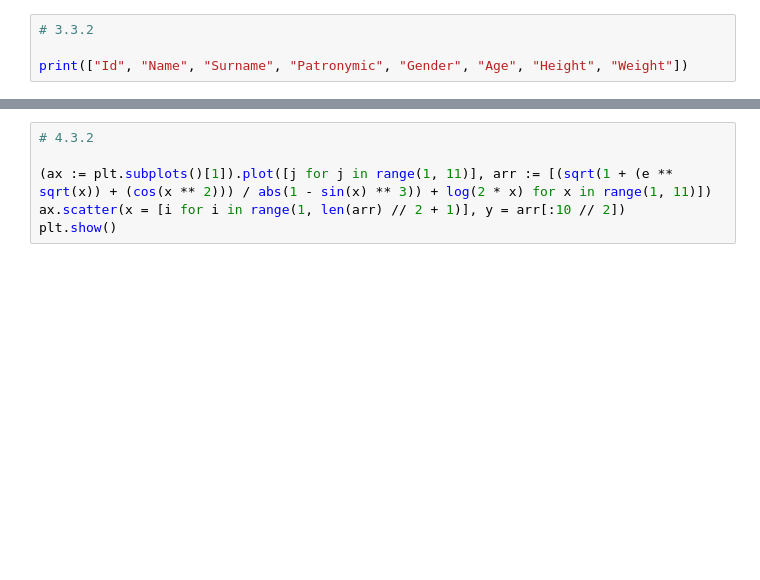
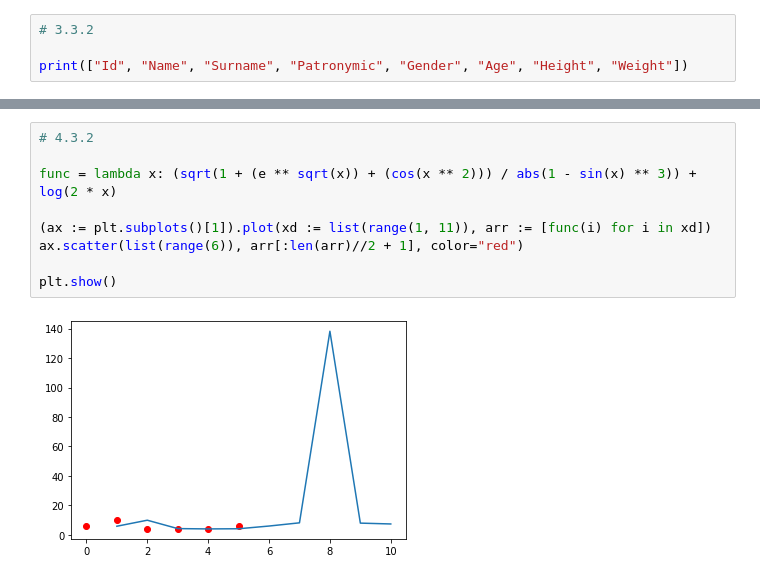
Before and after one commit to lalkalol1907/AI-labs, a Jupyter notebook: N1.ipynb, the cells around one changed output, grey strips where cells are left out. Saved outputs shown, nothing was run; the diff lists cells and outputs as text; blank space fills up the shorter version.

```diff
--- a/N1.ipynb
+++ b/N1.ipynb
@@ -56,9 +63,14 @@ plt.show()
 # %%
 # 4.3.2
 
-(ax := plt.subplots()[1]).plot([j for j in range(1, 11)], arr := [(sqrt(1 + (e ** sqrt(x)) + (cos(x ** 2))) / abs(1 - sin(x) ** 3)) + log(2 * x) for x in range(1, 11)])
-ax.scatter(x = [i for i in range(1, len(arr) // 2 + 1)], y = arr[:10 // 2])
+func = lambda x: (sqrt(1 + (e ** sqrt(x)) + (cos(x ** 2))) / abs(1 - sin(x) ** 3)) + log(2 * x)
+
+(ax := plt.subplots()[1]).plot(xd := list(range(1, 11)), arr := [func(i) for i in xd])
+ax.scatter(list(range(6)), arr[:len(arr)//2 + 1], color="red")
+
 plt.show()
+# %% [output]
+[figure, added]
 # %%
 # 4.3.3
 
```
Also changed, not shown: parts of 12 cells of this notebook, 2 other files.
